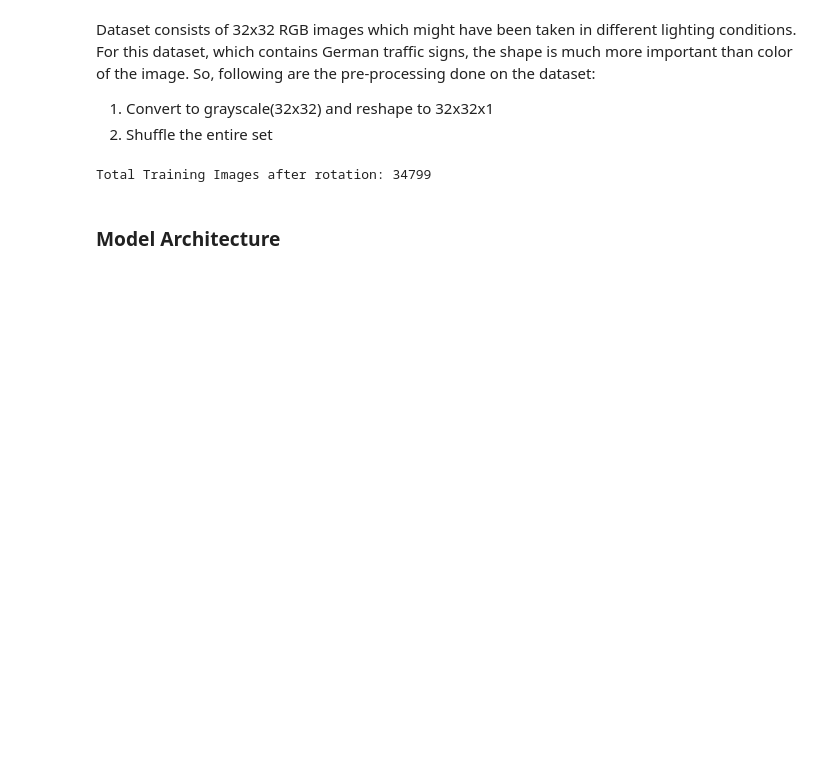
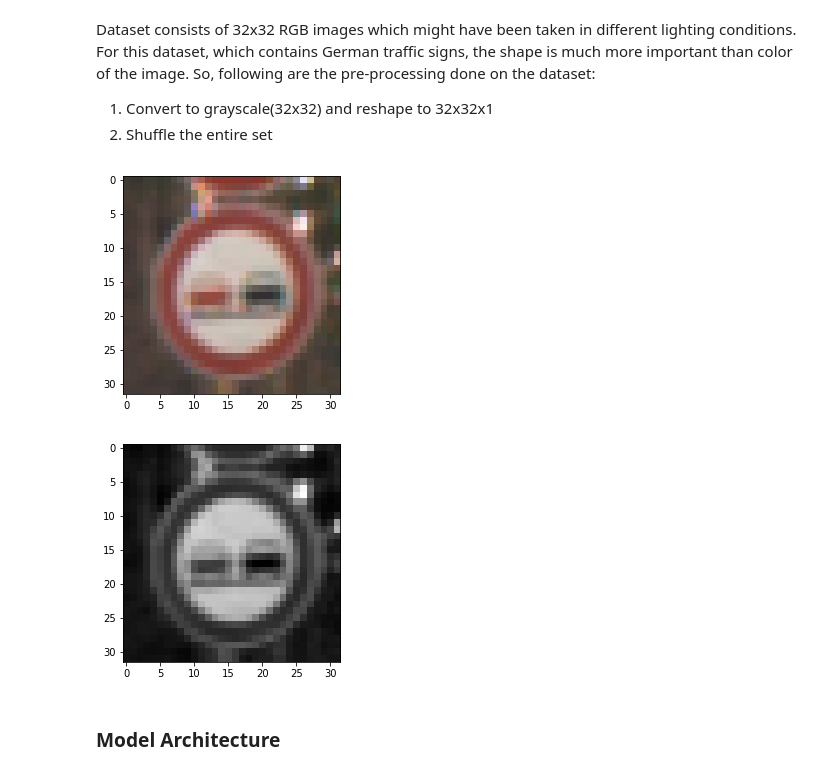
Before and after one commit to rahul1593/Traffic-Sign-Classifier, a Jupyter notebook: Traffic_Sign_Classifier.ipynb, the cells around one changed output. Saved outputs shown, nothing was run; the diff lists cells and outputs as text; code cells hidden in the pictures; blank space fills up the shorter version.

```diff
--- a/Traffic_Sign_Classifier.ipynb
+++ b/Traffic_Sign_Classifier.ipynb
@@ -234,12 +234,17 @@ Dataset consists of 32x32 RGB images which might have been taken in different li
 1. Convert to grayscale(32x32) and reshape to 32x32x1
 2. Shuffle the entire set
 # %%
+plt.imshow(X_train[11212])
+plt.show()
+plt.imshow(rgb2gray(X_train[11212]), cmap="gray")
+plt.show()
 # function usage: image_set, label_set = prepareImageSet(image_set, label_set)
 X_train, y_train = prepareImageSet(X_train, y_train)
 X_valid, y_valid = prepareImageSet(X_valid, y_valid)
 X_test, y_test = prepareImageSet(X_test, y_test)
 # %% [output]
-Total Training Images after rotation: 34799
+[figure, added]
+[figure, added]
 # %% [markdown]
 ### Model Architecture
 # %% [markdown]
```
Also changed, not shown: parts of 9 cells of this notebook, 1 other file.
